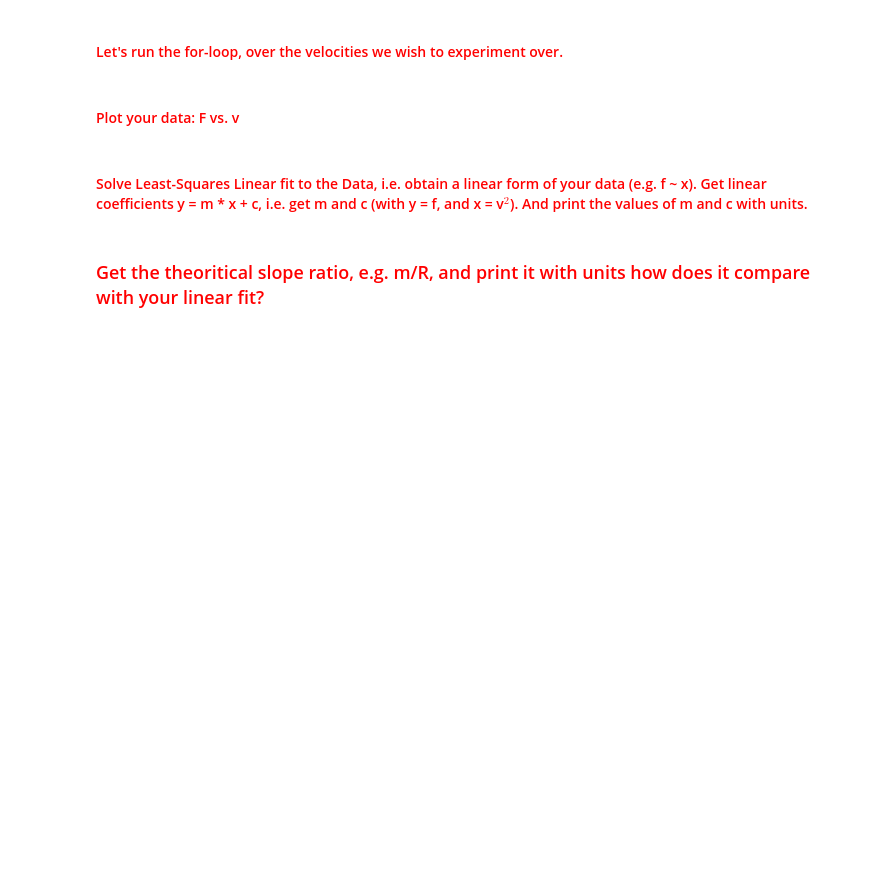
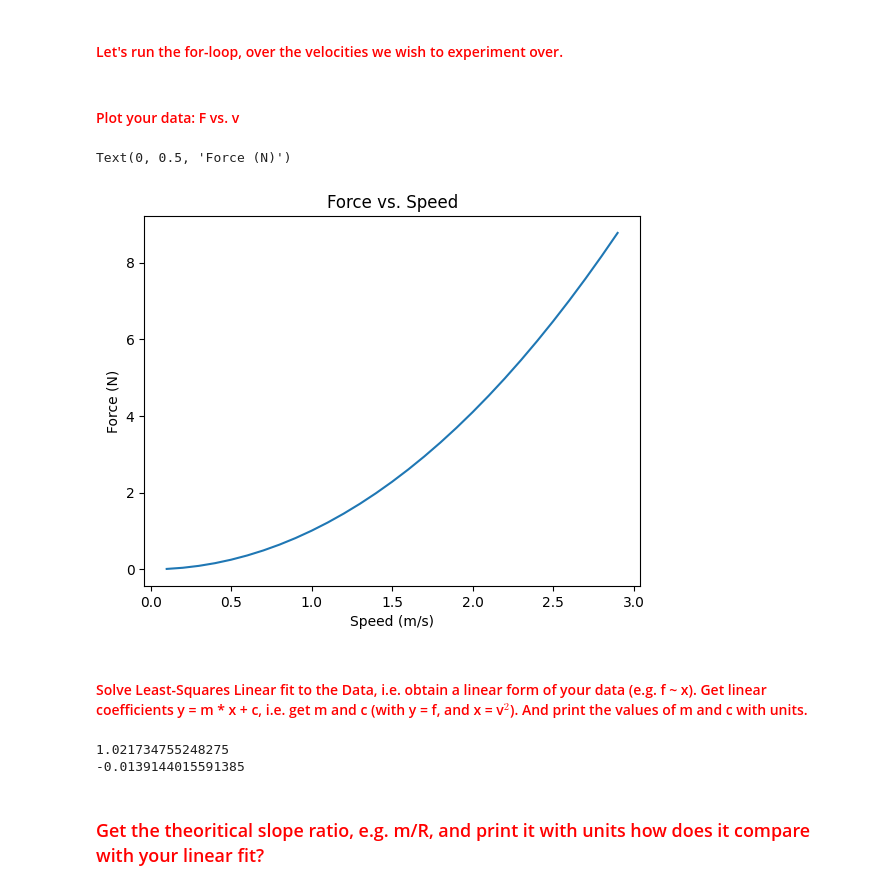
Before and after one commit to rguille3/PhysicsI_Labs, a Jupyter notebook: phy122_RMt_Raul.ipynb, the cells around one changed output. Saved outputs shown, nothing was run; the diff lists cells and outputs as text; code cells hidden in the pictures; blank space fills up the shorter version.

```diff
--- a/phy122_RMt_Raul.ipynb
+++ b/phy122_RMt_Raul.ipynb
@@ -244,13 +244,52 @@ plt.show()
 ### <font color='Red'>  Let's now implment the  *for-loop over object configurations*; by **varying the velocity**, keeping the objects mass and radius fixed. You may use the VelocityVerletRot method defined above. </font>
 # %% [markdown]
 #### <font color='Red'> Specify a range of speeds, you'd like to test. And an empty array of what you'd like to measure, i.e. the force (of the same length of the array of speeds). </font>
+# %%
+v_range = arange(0.1, 3, 0.1) #range of speeds from 0.1 m/s to 3 m/s at .1m/s intervals
 # %% [markdown]
 #### <font color='Red'> Setup a time-array like before to test the dynamics.  </font>
+# %%
+# Parameters
+dt = 0.01  # Time step (s)
+t0 = 0.0  # Initial time (s)
+tf = 3  # Final time (s)
+
+TT = np.arange(t0, tf, dt)  # Time array
 # %% [markdown]
 #### <font color='Red'> Let's run the for-loop, over the velocities we wish to experiment over. </font>
+# %%
+f_v = np.zeros(len(v_range)) #empty array of same length as v_range
+
+for i in range(len(v_range)): #for loop over all speeds in v_range
+  vi = v_range[i] * np.array([0,1.,0]) #set the current speed to vi
+  x_t, v_t, f_t = VelocityVerletRot(T=TT, x0=np.array([1.,0.,0.]), v0=vi, mass=1.)
+  f = np.linalg.norm(f_t, axis=1)
+  f_avg = np.sum(f)/len(f)
+
+  f_v[i] = f_avg
 # %% [markdown]
 #### <font color='Red'> Plot your data: F vs. v </font>
+# %%
+plt.plot(v_range, f_v)
+plt.title('Force vs. Speed')
+plt.xlabel('Speed (m/s)')
+plt.ylabel('Force (N)')
+# %% [output]
+Text(0, 0.5, 'Force (N)')
+[figure, added]
 # %% [markdown]
 #### <font color='Red'> Solve Least-Squares Linear fit to the Data, i.e. obtain a linear form of your data (e.g. f ~ x). Get linear coefficients y = m * x + c, i.e. get m and c (with y = f, and x = v$^2$). And print the values of m and c with units. </font>
+# %%
+def linearfit(x,y):
+    A = np.vstack([x, np.ones(len(x))]).T
+    return np.linalg.lstsq(A, y, rcond=None)[0]
+
+m, c = linearfit(v_range, sqrt(f_v))
+
+print(m)
+print(c)
+# %% [output]
+1.021734755248275
+-0.0139144015591385
 # %% [markdown]
 ### <font color='Red'> Get the theoritical slope ratio, e.g. m/R, and print it with units how does it compare with your linear fit? </font>
```
Also changed, not shown: parts of 2 cells of this notebook.
